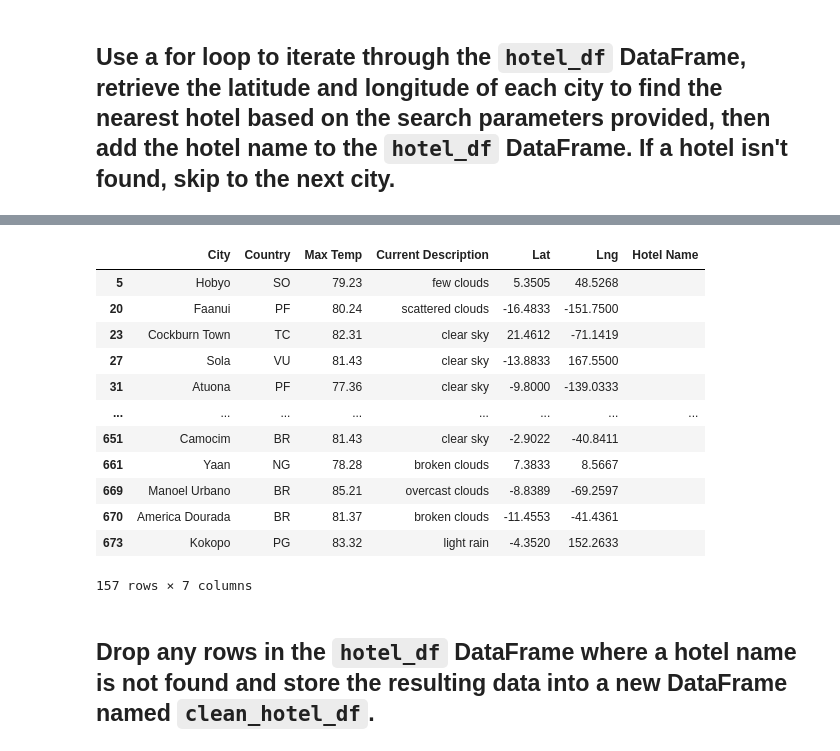
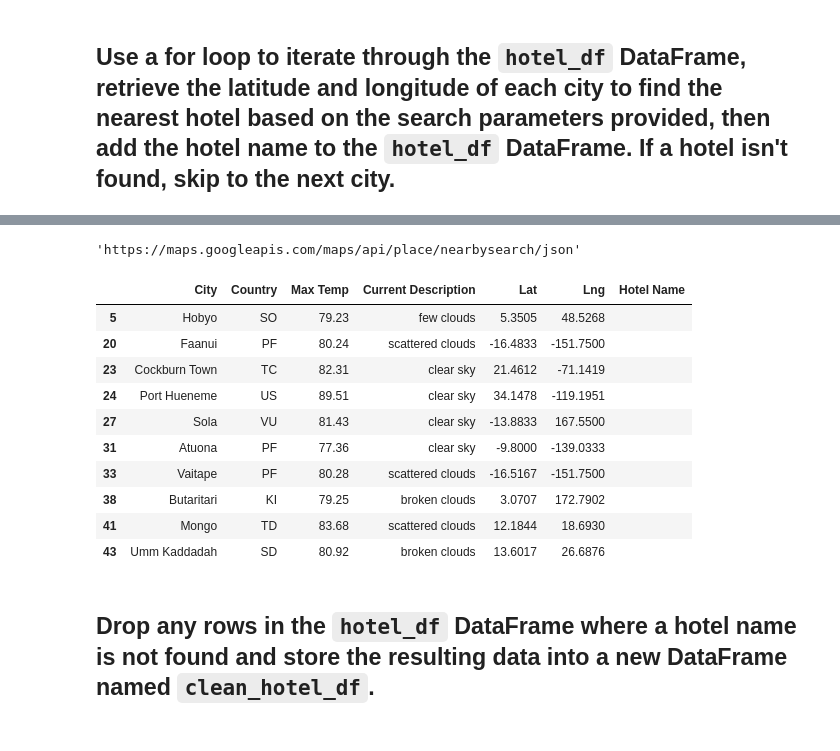
Before and after one commit to Knicks2020/World_Weather_Analysis, a Jupyter notebook: Vacation Search/Vacation_Search.ipynb, the cells around one changed output, grey strips where cells are left out. Cells and saved outputs as stored; diff of their text form; code cells hidden in the pictures.

```diff
--- a/Vacation Search/Vacation_Search.ipynb
+++ b/Vacation Search/Vacation_Search.ipynb
@@ -132,9 +134,9 @@ clean_df
 ## Use the `copy` Pandas function to create a new DataFrame, called `hotel_df`, by copying the following columns from the `clean_travel_cities` DataFrame: "City", "Country", "Max Temp", "Current Description", "Lat", "Lng".
 # %%
 # Create DataFrame called hotel_df by copying some columns from the clean_travel_cities DataFrame.
-hotel_df = clean_df[["City","Country","Max Temp","Current Description","Lat","Lng"]]
+hotel_df = clean_df[["City","Country","Max Temp","Current Description","Lat","Lng"]].copy()
 
 # Display sample data
-hotel_df["Hotel Name"] = ""
+hotel_df["Hotel Name"] = " "
 hotel_df.head(10)
 # %% [output]
@@ -223,23 +241,23 @@ Hotel not found....skipping.
 # %%
-# base_url = "https://maps.googleapis.com/maps/api/place/nearbysearch/json"
-# base_url
+base_url = "https://maps.googleapis.com/maps/api/place/nearbysearch/json"
+base_url
+# %% [output]
+'https://maps.googleapis.com/maps/api/place/nearbysearch/json'
 # %%
 # Display sample data
-hotel_df
+hotel_df.head(10)
 # %% [output]
 |  | City | Country | Max Temp | Current Description | Lat | Lng | Hotel Name |
 | 5 | Hobyo | SO | 79.23 | few clouds | 5.3505 | 48.5268 |  |
 | 20 | Faanui | PF | 80.24 | scattered clouds | -16.4833 | -151.7500 |  |
 | 23 | Cockburn Town | TC | 82.31 | clear sky | 21.4612 | -71.1419 |  |
+| 24 | Port Hueneme | US | 89.51 | clear sky | 34.1478 | -119.1951 |  |
 | 27 | Sola | VU | 81.43 | clear sky | -13.8833 | 167.5500 |  |
 | 31 | Atuona | PF | 77.36 | clear sky | -9.8000 | -139.0333 |  |
-| ... | ... | ... | ... | ... | ... | ... | ... |
-| 651 | Camocim | BR | 81.43 | clear sky | -2.9022 | -40.8411 |  |
-| 661 | Yaan | NG | 78.28 | broken clouds | 7.3833 | 8.5667 |  |
-| 669 | Manoel Urbano | BR | 85.21 | overcast clouds | -8.8389 | -69.2597 |  |
-| 670 | America Dourada | BR | 81.37 | broken clouds | -11.4553 | -41.4361 |  |
-| 673 | Kokopo | PG | 83.32 | light rain | -4.3520 | 152.2633 |  |
+| 33 | Vaitape | PF | 80.28 | scattered clouds | -16.5167 | -151.7500 |  |
+| 38 | Butaritari | KI | 79.25 | broken clouds | 3.0707 | 172.7902 |  |
+| 41 | Mongo | TD | 83.68 | scattered clouds | 12.1844 | 18.6930 |  |
+| 43 | Umm Kaddadah | SD | 80.92 | broken clouds | 13.6017 | 26.6876 |  |
-157 rows × 7 columns
 # %% [markdown]
 ## Drop any rows in the `hotel_df` DataFrame where a hotel name is not found and store the resulting data into a new DataFrame named `clean_hotel_df`.
 # %%
```
Also changed, not shown: parts of 12 cells of this notebook.
